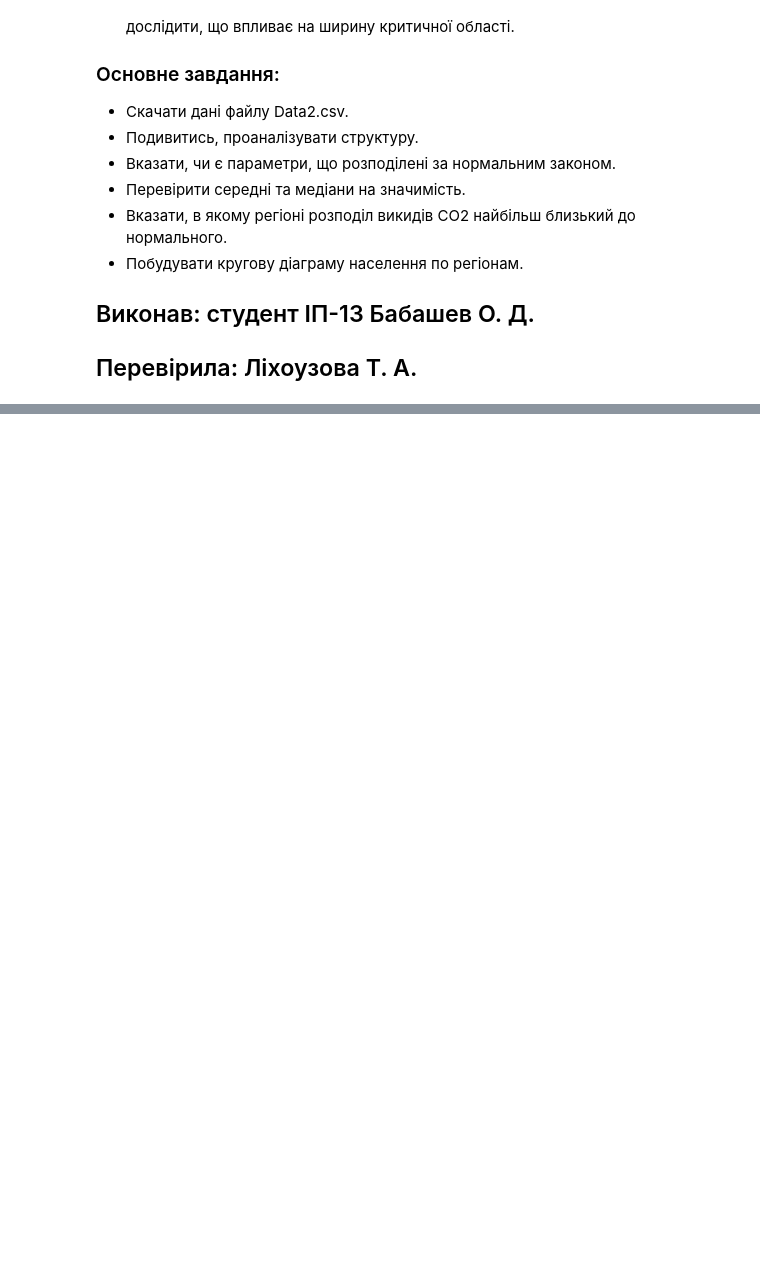
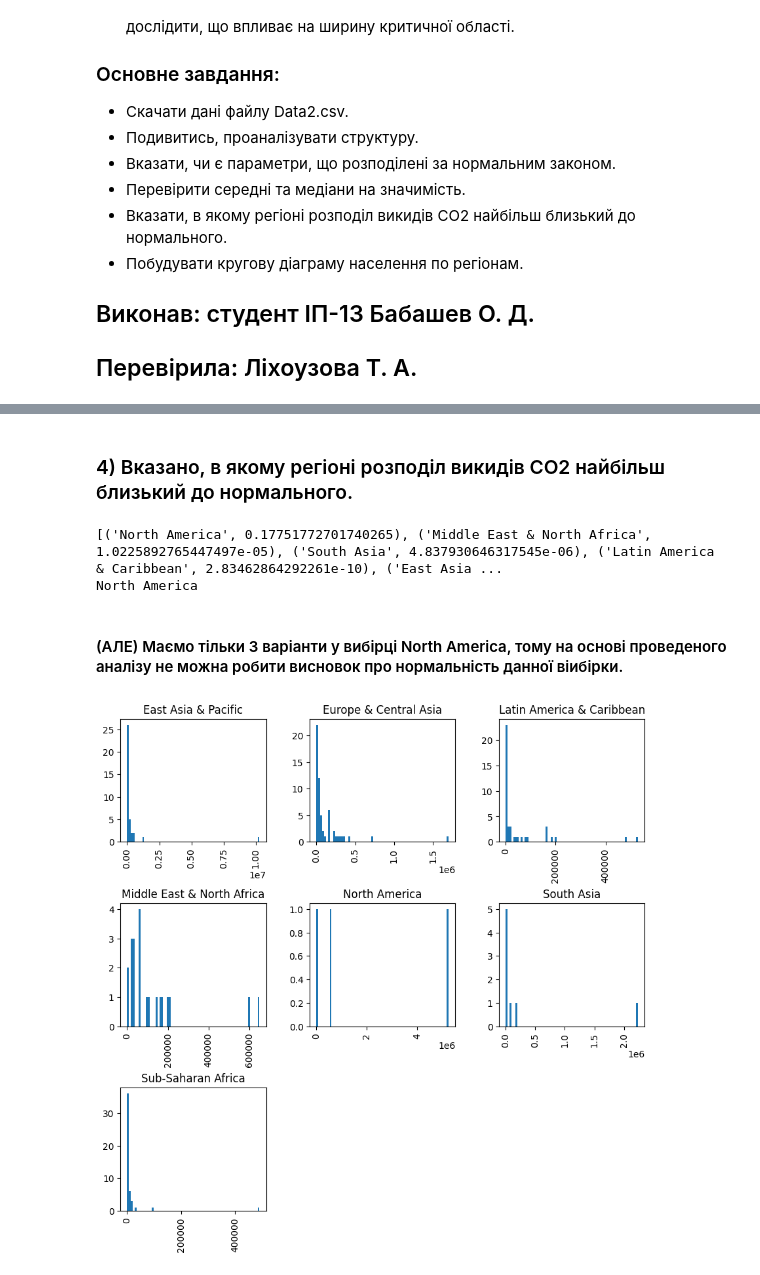
Before and after one commit to lexababashev/DA, a Jupyter notebook: 4lab/main.ipynb, the cells around one changed output, grey strips where cells are left out. Saved outputs shown, nothing was run; the diff lists cells and outputs as text; code cells hidden in the pictures; blank space fills up the shorter version.

```diff
--- a/4lab/main.ipynb
+++ b/4lab/main.ipynb
@@ -18,0 +148,22 @@ import pandas as pd
+# %% [markdown]
+### 4) Вказано, в якому регіоні розподіл викидів СО2 найбільш близький до нормального.
+# %%
+normal_values = []
+for region,emission in df.groupby(['Region'],as_index=False)['CO2 emission']:
+    stat,p = stats.shapiro(emission)
+    normal_value = (region, p)
+    normal_values.append(normal_value)
+#p value is the closest to normal(when it is the highest)
+normal_values = sorted(normal_values, key=lambda x:x[1],reverse=True)
+print(normal_values)
+print(f"In {normal_values[0][0]} distribution CO2 emission is the closest to normal.")
+# %% [output]
+[('North America', 0.17751772701740265), ('Middle East & North Africa', 1.0225892765447497e-05), ('South Asia', 4.837930646317545e-06), ('Latin America & Caribbean', 2.83462864292261e-10), ('East Asia ...
+North America
+# %% [markdown]
+#### (АЛЕ) Маємо тільки 3 варіанти у вибірці North America, тому на основі проведеного аналізу не можна робити висновок про нормальність данної віибірки.
+# %%
+df['CO2 emission'].hist(by=df['Region'],bins=70, figsize=[10, 10])
+plt.show()
+# %% [output]
+[figure, added]
```
Also changed, not shown: parts of 13 cells of this notebook, 1 other file.
